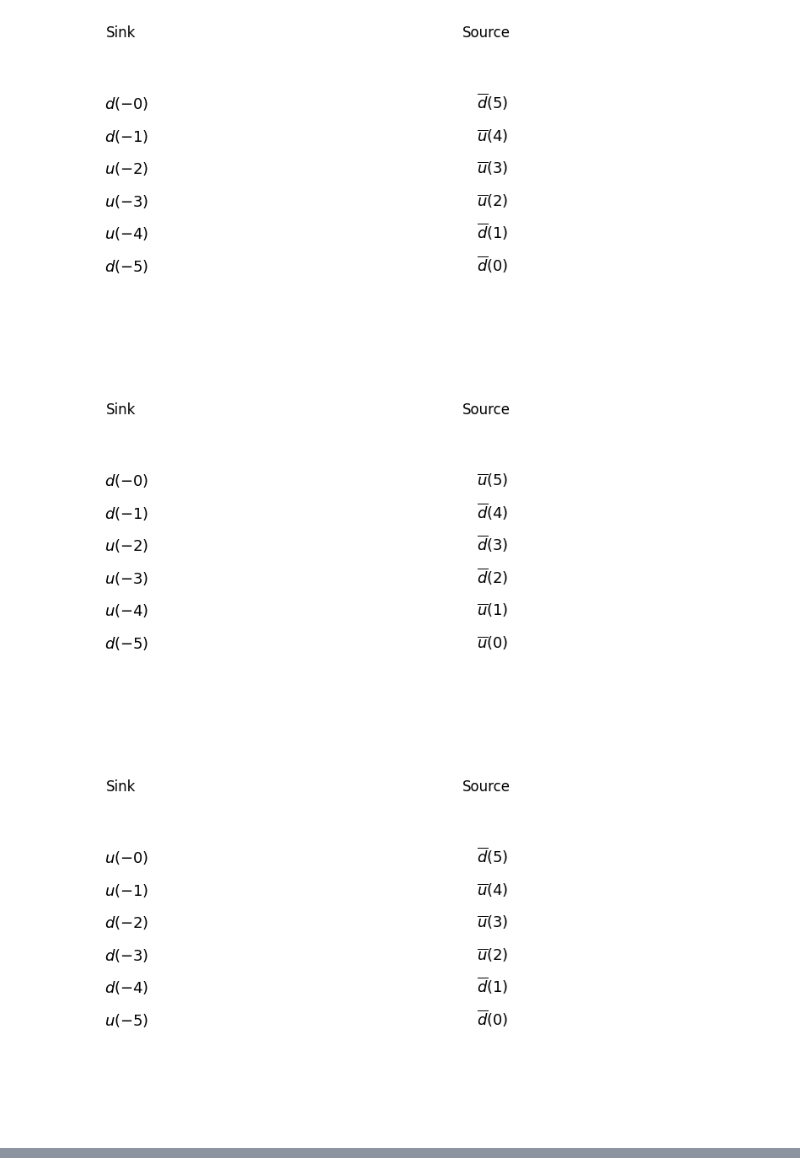
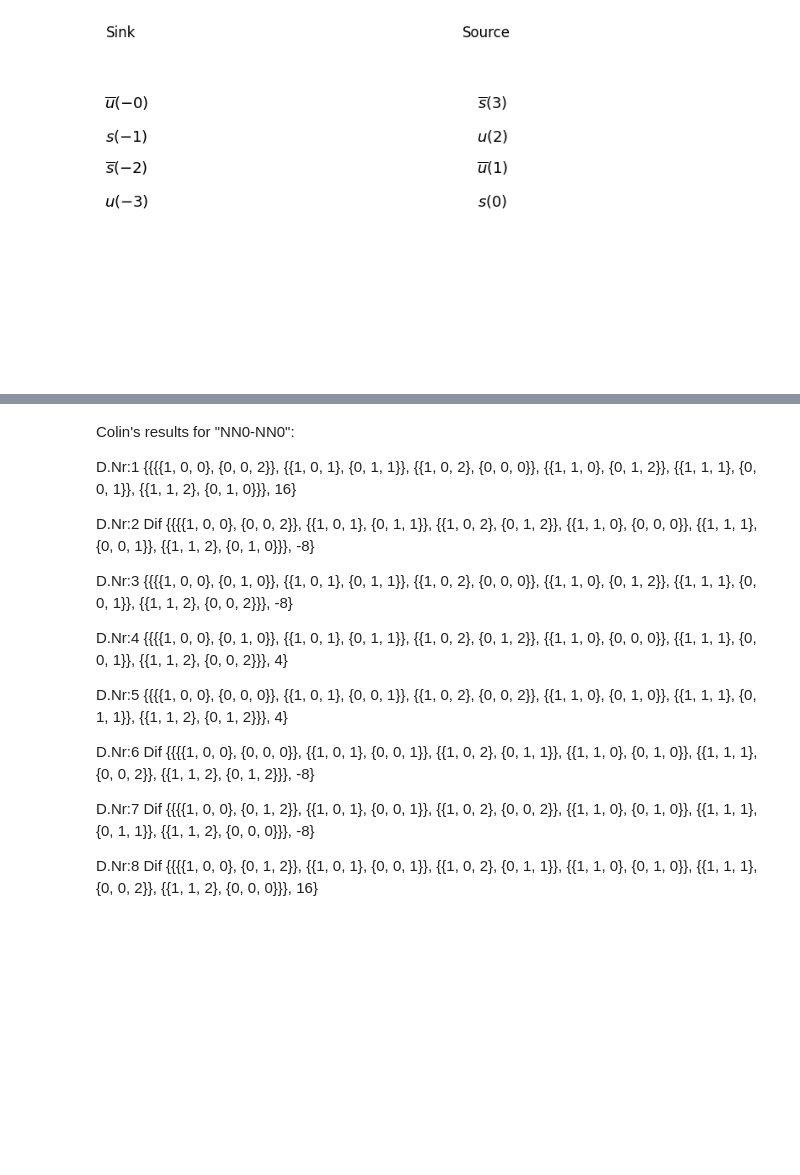
Before and after one commit to Herzallah15/Simplified-Wick-Contractions, a Jupyter notebook: 3H_2H_1H_Operator_in_ColinNotation.ipynb, the cells around one changed output, grey strips where cells are left out. Drawn from its saved outputs; the diff is of its cells as text; code cells hidden in the pictures; blank space fills up the shorter version.

```diff
--- a/3H_2H_1H_Operator_in_ColinNotation.ipynb
+++ b/3H_2H_1H_Operator_in_ColinNotation.ipynb
@@ -11278,13 +10031,11 @@ Diagram Number:1  [[[[1, 0, 0], [0, 0, 0]], [[1, 0, 1], [0, 0, 1]], [[1, 0, 2],
 # %%
 #three_hadron_operator([3/2, 3/2, 3/2], 5/2, 3/2, 1, 'Delta', 'Delta', 'Delta')
 #two_hadron_operator([1/2, 3/2], 1/2, 1/2, 'Nucleon', 'Delta')
-Sink = [two_hadron_operator([1/2, 1/2], 0, 0, 'Nucleon', 'Nucleon')]
-Source = [two_hadron_operatorB([1/2, 1/2], 0, 0, 'Nucleon', 'Nucleon')]
+Sink = [two_hadron_operator([1/2, 1/2], 1, 1, 'Kaon', 'KaonB')]
+Source = [two_hadron_operatorB([1/2, 1/2], 1, 1, 'Kaon', 'KaonB')]
 result = Wick_Contractions(Sink, Source)
 simplified_result = Simplify_Overall(result, 1)
 for i, x in enumerate(simplified_result):
     print(f"D.Nr:{i + 1} ", x[0], x[1])
 # %% [output]
-[figure, old version]
+[figure, new version]
-[figure, removed]
-[figure, removed]
@@ -11299,0 +10046,20 @@ D.Nr:8  [[[1, 0, 0], [0, 1, 2]], [[1, 0, 1], [0, 0, 0]], [[1, 0, 2], [0, 1, 0]],
+# %% [markdown]
+ Colin's results for "NN0-NN0":
+
+
+D.Nr:1 {{{{1, 0, 0}, {0, 0, 2}}, {{1, 0, 1}, {0, 1, 1}}, {{1, 0, 2}, {0, 0, 0}}, {{1, 1, 0}, {0, 1, 2}}, {{1, 1, 1}, {0, 0, 1}}, {{1, 1, 2}, {0, 1, 0}}}, 16}
+
+D.Nr:2 Dif {{{{1, 0, 0}, {0, 0, 2}}, {{1, 0, 1}, {0, 1, 1}}, {{1, 0, 2}, {0, 1, 2}}, {{1, 1, 0}, {0, 0, 0}}, {{1, 1, 1}, {0, 0, 1}}, {{1, 1, 2}, {0, 1, 0}}}, -8}
+
+D.Nr:3 {{{{1, 0, 0}, {0, 1, 0}}, {{1, 0, 1}, {0, 1, 1}}, {{1, 0, 2}, {0, 0, 0}}, {{1, 1, 0}, {0, 1, 2}}, {{1, 1, 1}, {0, 0, 1}}, {{1, 1, 2}, {0, 0, 2}}}, -8}
+
+D.Nr:4 {{{{1, 0, 0}, {0, 1, 0}}, {{1, 0, 1}, {0, 1, 1}}, {{1, 0, 2}, {0, 1, 2}}, {{1, 1, 0}, {0, 0, 0}}, {{1, 1, 1}, {0, 0, 1}}, {{1, 1, 2}, {0, 0, 2}}}, 4}
+
+D.Nr:5 {{{{1, 0, 0}, {0, 0, 0}}, {{1, 0, 1}, {0, 0, 1}}, {{1, 0, 2}, {0, 0, 2}}, {{1, 1, 0}, {0, 1, 0}}, {{1, 1, 1}, {0, 1, 1}}, {{1, 1, 2}, {0, 1, 2}}}, 4}
+
+D.Nr:6  Dif {{{{1, 0, 0}, {0, 0, 0}}, {{1, 0, 1}, {0, 0, 1}}, {{1, 0, 2}, {0, 1, 1}}, {{1, 1, 0}, {0, 1, 0}}, {{1, 1, 1}, {0, 0, 2}}, {{1, 1, 2}, {0, 1, 2}}}, -8}
+
+D.Nr:7 Dif {{{{1, 0, 0}, {0, 1, 2}}, {{1, 0, 1}, {0, 0, 1}}, {{1, 0, 2}, {0, 0, 2}}, {{1, 1, 0}, {0, 1, 0}}, {{1, 1, 1}, {0, 1, 1}}, {{1, 1, 2}, {0, 0, 0}}}, -8}
+
+D.Nr:8 Dif
+{{{{1, 0, 0}, {0, 1, 2}}, {{1, 0, 1}, {0, 0, 1}}, {{1, 0, 2}, {0, 1, 1}}, {{1, 1, 0}, {0, 1, 0}}, {{1, 1, 1}, {0, 0, 2}}, {{1, 1, 2}, {0, 0, 0}}}, 16}
```
Also changed, not shown: parts of 3 cells of this notebook.
